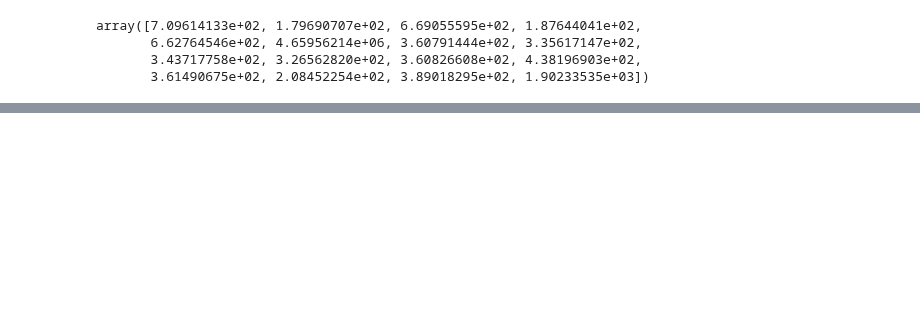
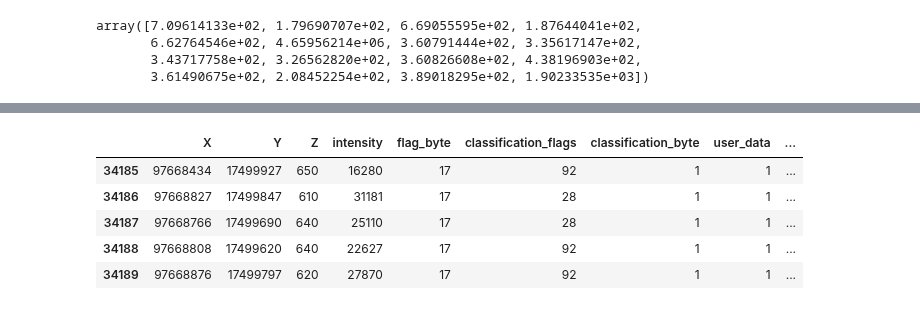
Before and after one commit to mihamerstan/lidar_metrics, a Jupyter notebook: notebooks/num_flights_nyc.ipynb, the cells around one changed output, grey strips where cells are left out. Saved outputs shown, nothing was run; the diff lists cells and outputs as text; code cells hidden in the pictures; blank space fills up the shorter version.

```diff
--- a/notebooks/num_flights_nyc.ipynb
+++ b/notebooks/num_flights_nyc.ipynb
@@ -14,4 +14,4 @@ nyc_pt_file = ['las_points_NYC_975172.lz']
 nyc_df = pd.read_hdf(nyc_file_dir+nyc_pt_file[0])
 
 #Sort by gps_time
-nyc_df.sort_values(by=['adj_gps_time'],inplace=True)
+nyc_df.sort_values(by=['gps_time'],inplace=True)
@@ -87,3 +80,6 @@ nyc_df.loc[old_i:,'flight_id'] = flight_id
 # %%
 # Create hdf file
 nyc_df.to_hdf(nyc_file_dir+'las_points_nyc_flight_id',key='df',complevel=1,complib='lzo')
+# %%
+nyc_df.sort_values(by=['gps_time'],inplace=True)
+nyc_df.reset
@@ -89,0 +90,5 @@ nyc_df.to_hdf(nyc_file_dir+'las_points_nyc_flight_id',key='df',complevel=1,compl
+# %%
+nyc_df.reset_index(inplace=True)
+for i in range(105068,1000000):
+    if abs(nyc_df['scan_angle'][i+1] - nyc_df['scan_angle'][i]) > 3000:
+        print(nyc_df.iloc[i])
@@ -89,0 +102,9 @@ nyc_df.to_hdf(nyc_file_dir+'las_points_nyc_flight_id',key='df',complevel=1,compl
+# %%
+nyc_df.head()
+# %% [output]
+|  | X | Y | Z | intensity | flag_byte | classification_flags | classification_byte | user_data | ... |
+| 34185 | 97668434 | 17499927 | 650 | 16280 | 17 | 92 | 1 | 1 | ... |
+| 34186 | 97668827 | 17499847 | 610 | 31181 | 17 | 28 | 1 | 1 | ... |
+| 34187 | 97668766 | 17499690 | 640 | 25110 | 17 | 28 | 1 | 1 | ... |
+| 34188 | 97668808 | 17499620 | 640 | 22627 | 17 | 92 | 1 | 1 | ... |
+| 34189 | 97668876 | 17499797 | 620 | 27870 | 17 | 92 | 1 | 1 | ... |
```
Also changed, not shown: parts of 9 cells of this notebook, 3 other files.
